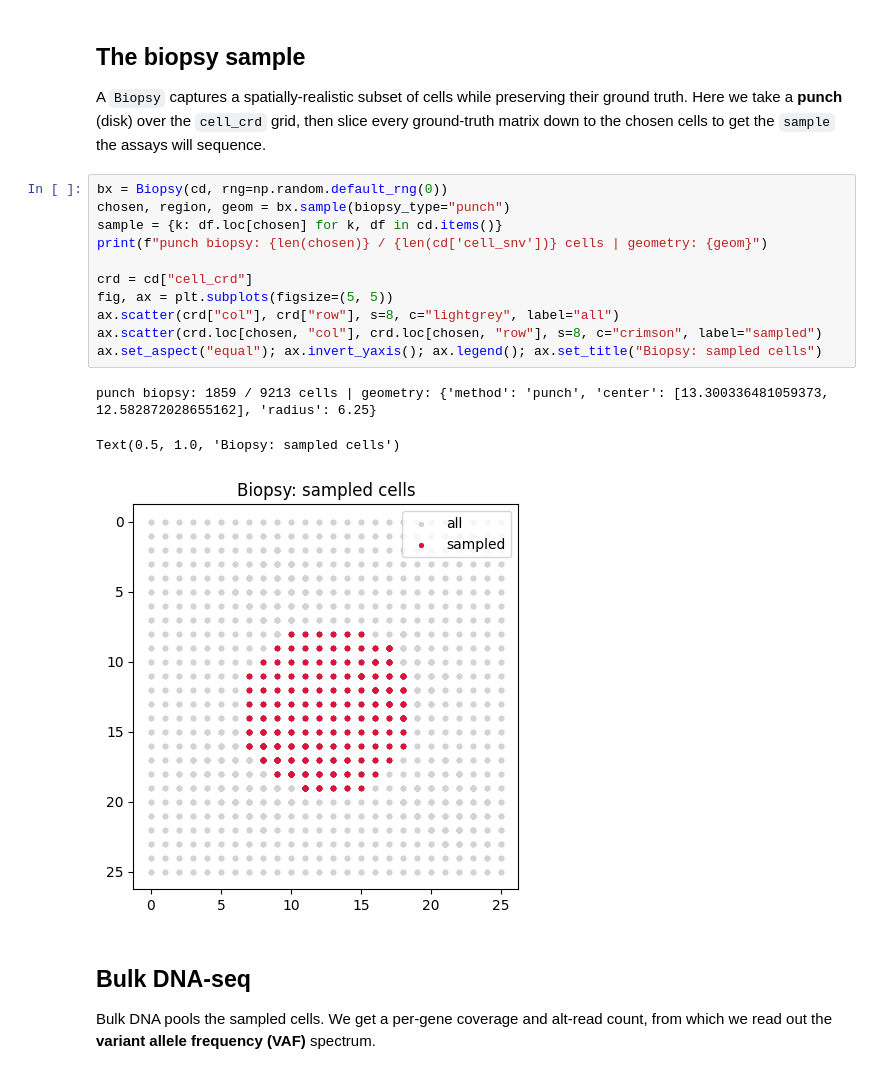
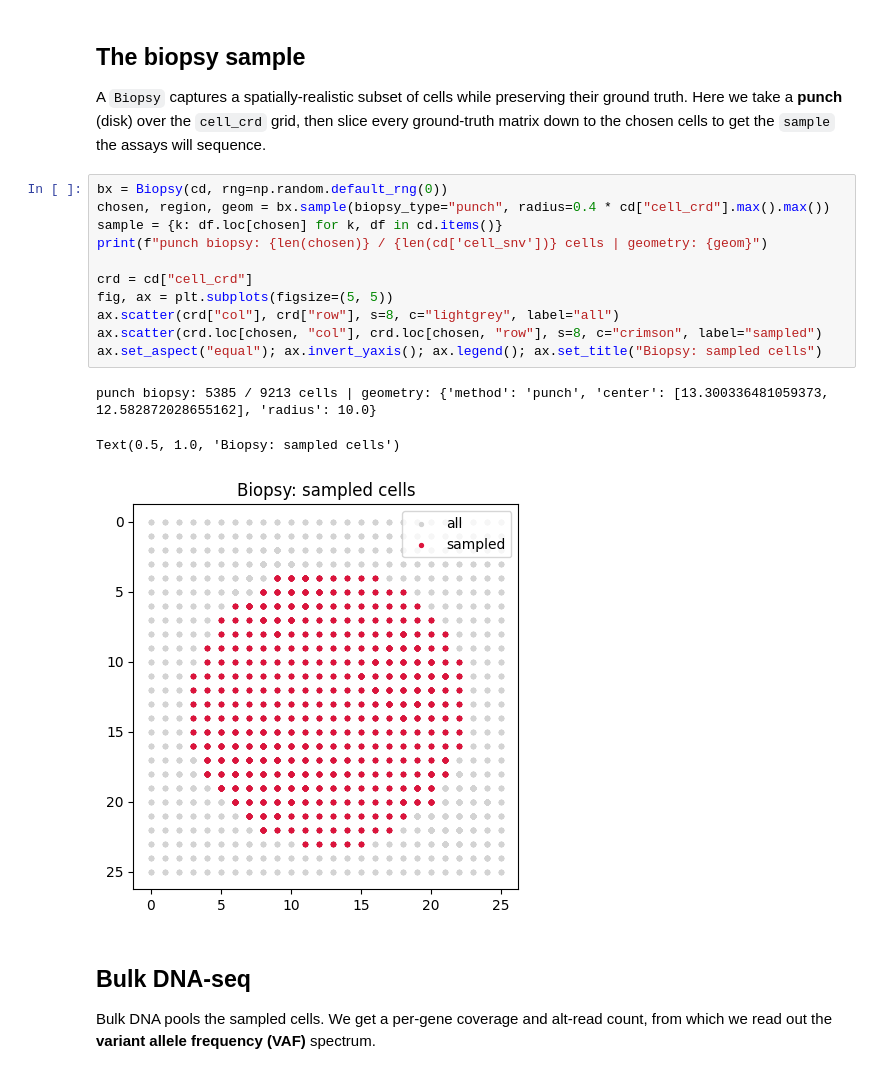
Before and after one commit to pedrofale/iscc, a Jupyter notebook: notebooks/03_data_overview.ipynb, the cells around one changed output. Cells and saved outputs as stored; diff of their text form.

```diff
--- a/notebooks/03_data_overview.ipynb
+++ b/notebooks/03_data_overview.ipynb
@@ -63,19 +63,19 @@ Here we take a **punch** (disk) over the `cell_crd` grid, then slice every groun
 down to the chosen cells to get the `sample` the assays will sequence.
 # %%
 bx = Biopsy(cd, rng=np.random.default_rng(0))
-chosen, region, geom = bx.sample(biopsy_type="punch")
+chosen, region, geom = bx.sample(biopsy_type="punch", radius=0.4 * cd["cell_crd"].max().max())
 sample = {k: df.loc[chosen] for k, df in cd.items()}
 print(f"punch biopsy: {len(chosen)} / {len(cd['cell_snv'])} cells | geometry: {geom}")
 
 crd = cd["cell_crd"]
 fig, ax = plt.subplots(figsize=(5, 5))
 ax.scatter(crd["col"], crd["row"], s=8, c="lightgrey", label="all")
 ax.scatter(crd.loc[chosen, "col"], crd.loc[chosen, "row"], s=8, c="crimson", label="sampled")
 ax.set_aspect("equal"); ax.invert_yaxis(); ax.legend(); ax.set_title("Biopsy: sampled cells")
 # %% [output]
-punch biopsy: 1859 / 9213 cells | geometry: {'method': 'punch', 'center': [13.300336481059373, 12.582872028655162], 'radius': 6.25}
+punch biopsy: 5385 / 9213 cells | geometry: {'method': 'punch', 'center': [13.300336481059373, 12.582872028655162], 'radius': 10.0}
 Text(0.5, 1.0, 'Biopsy: sampled cells')
-[figure, old version]
+[figure, new version]
 # %% [markdown]
 ## Bulk DNA-seq
 
```
Also changed, not shown: parts of 8 cells of this notebook.
